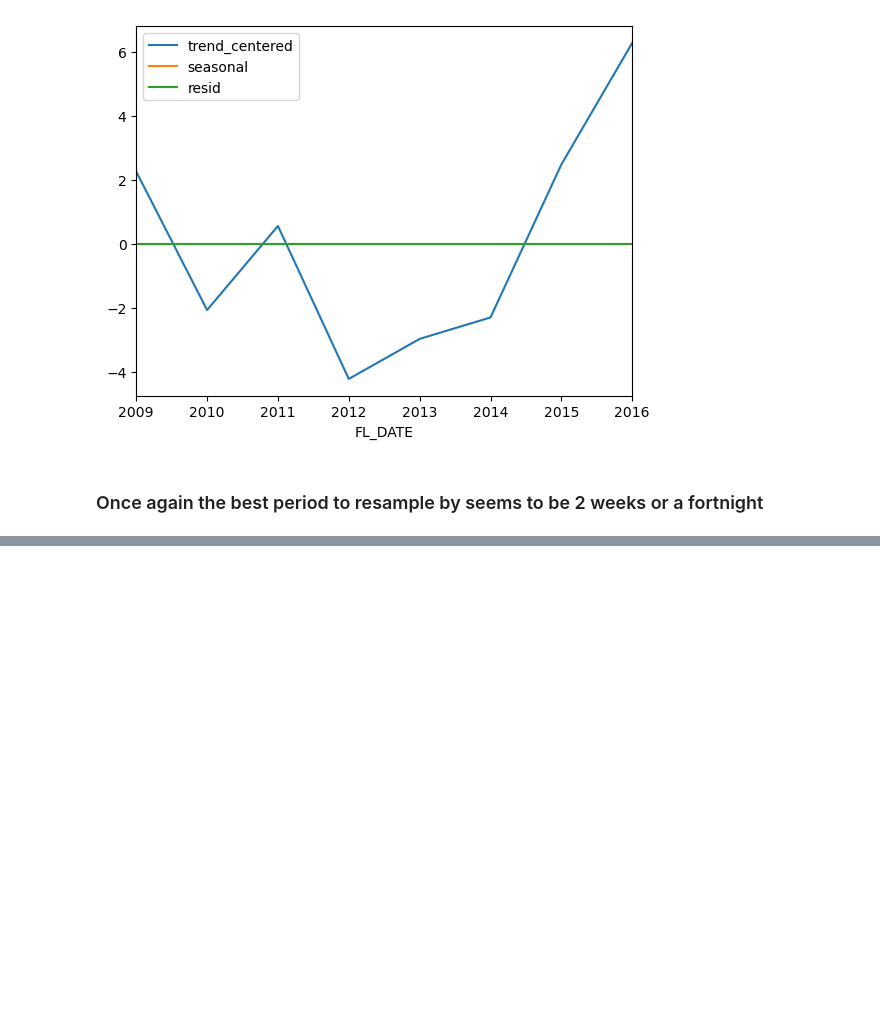
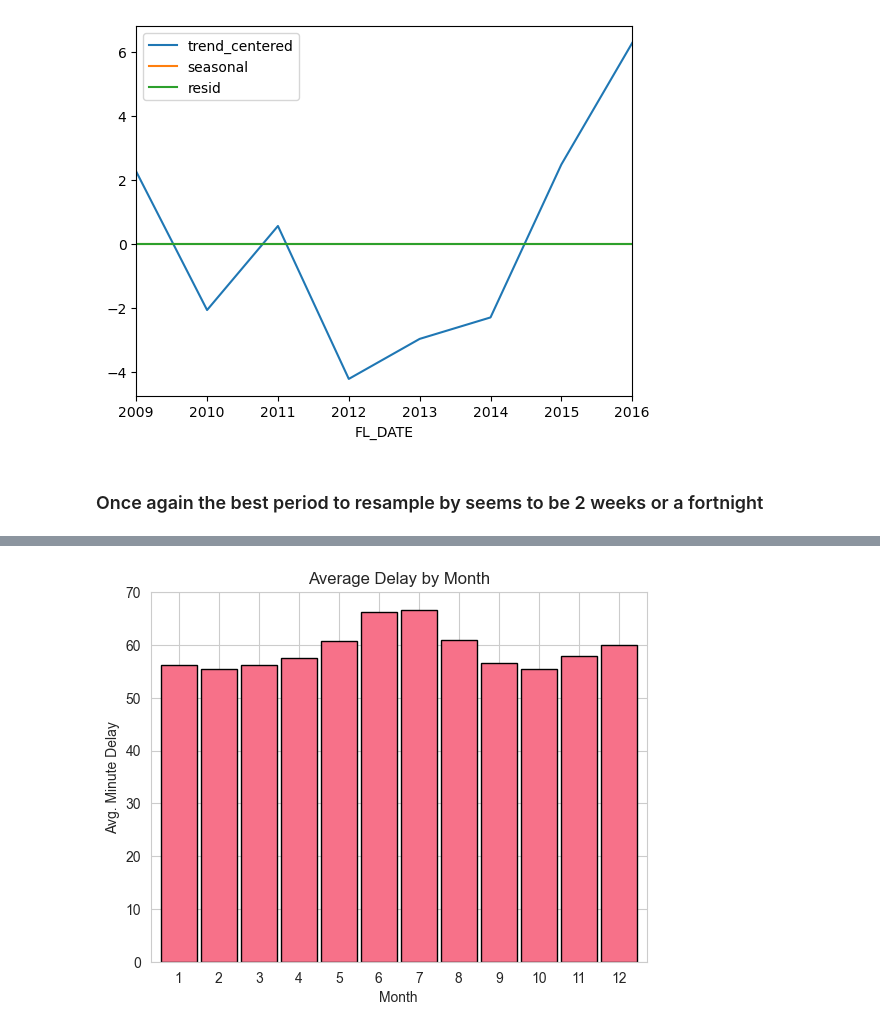
Before and after one commit to CLOUD-NINE-FLIGHT-SOLUTIONS/CLOUD-NINE-FLIGHT-SOLUTIONS, a Jupyter notebook: Mannie/explore.ipynb, the cells around one changed output, grey strips where cells are left out. Cells and saved outputs as stored; diff of their text form; code cells hidden in the pictures; blank space fills up the shorter version.

```diff
--- a/Mannie/explore.ipynb
+++ b/Mannie/explore.ipynb
@@ -954,0 +1274,4 @@ decomposition[['trend_centered', 'seasonal', 'resid']].plot();
+# %%
+flights = wrangle.pull_airline_data('UA')
+UA_count = flights.OP_CARRIER.value_counts()['UA']
+UA_count
@@ -954,0 +1280,5 @@ decomposition[['trend_centered', 'seasonal', 'resid']].plot();
+# %%
+flights['FL_DATE'] = flights['FL_DATE'].astype('datetime64')
+# Split the data
+train_fl_UA_df = flights.set_index('FL_DATE').loc[:'2016']
+train_fl_UA_df
@@ -954,0 +1311,7 @@ decomposition[['trend_centered', 'seasonal', 'resid']].plot();
+# %%
+ax = train_fl_UA_df.groupby(train_fl_UA_df.index.month).row_sums.mean().plot.bar(width=.9, ec='black')
+plt.xticks(rotation=0)
+ax.set(title='Average Delay by Month', xlabel='Month', ylabel='Avg. Minute Delay')
+plt.show()
+# %% [output]
+[figure, added]
```
Also changed, not shown: parts of 109 cells of this notebook.
